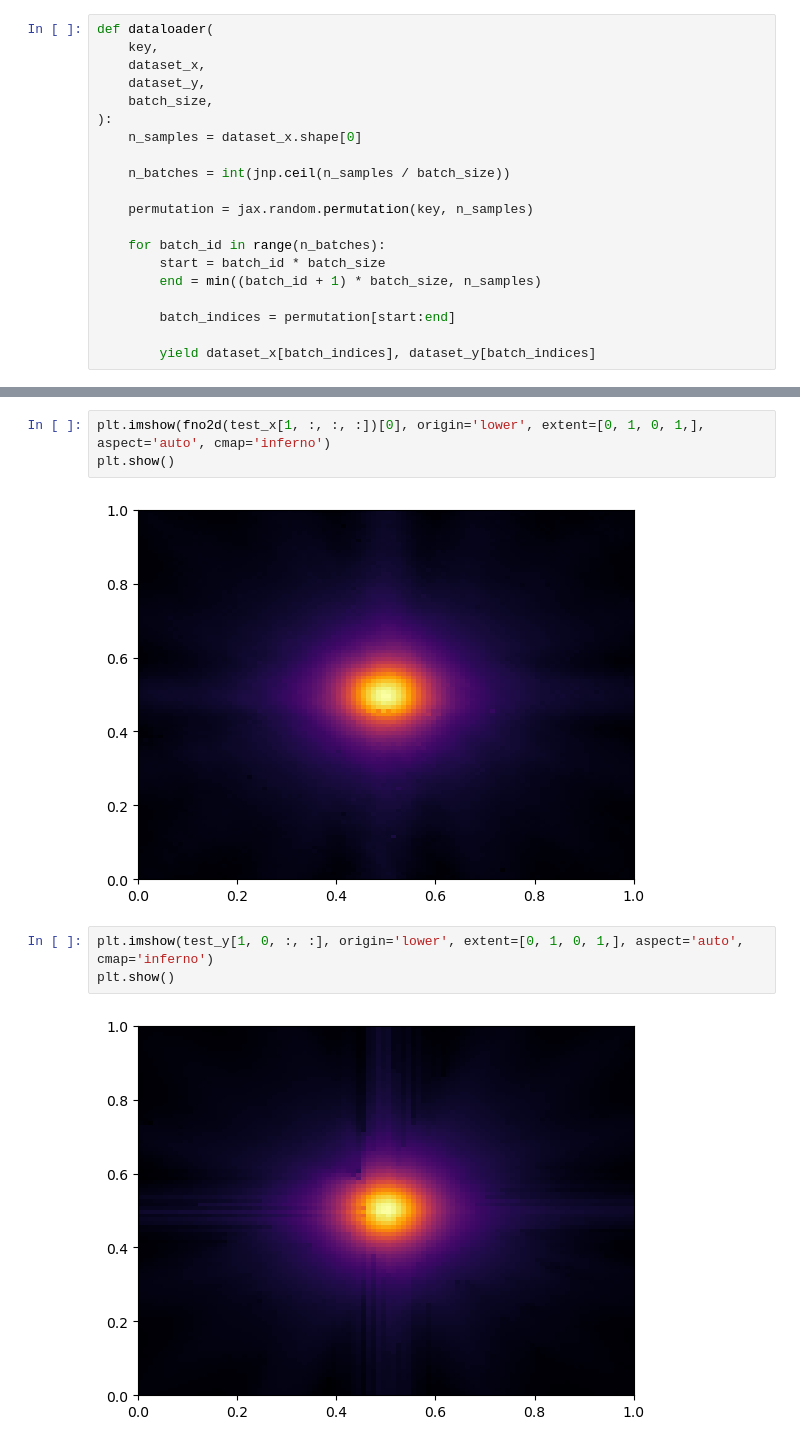
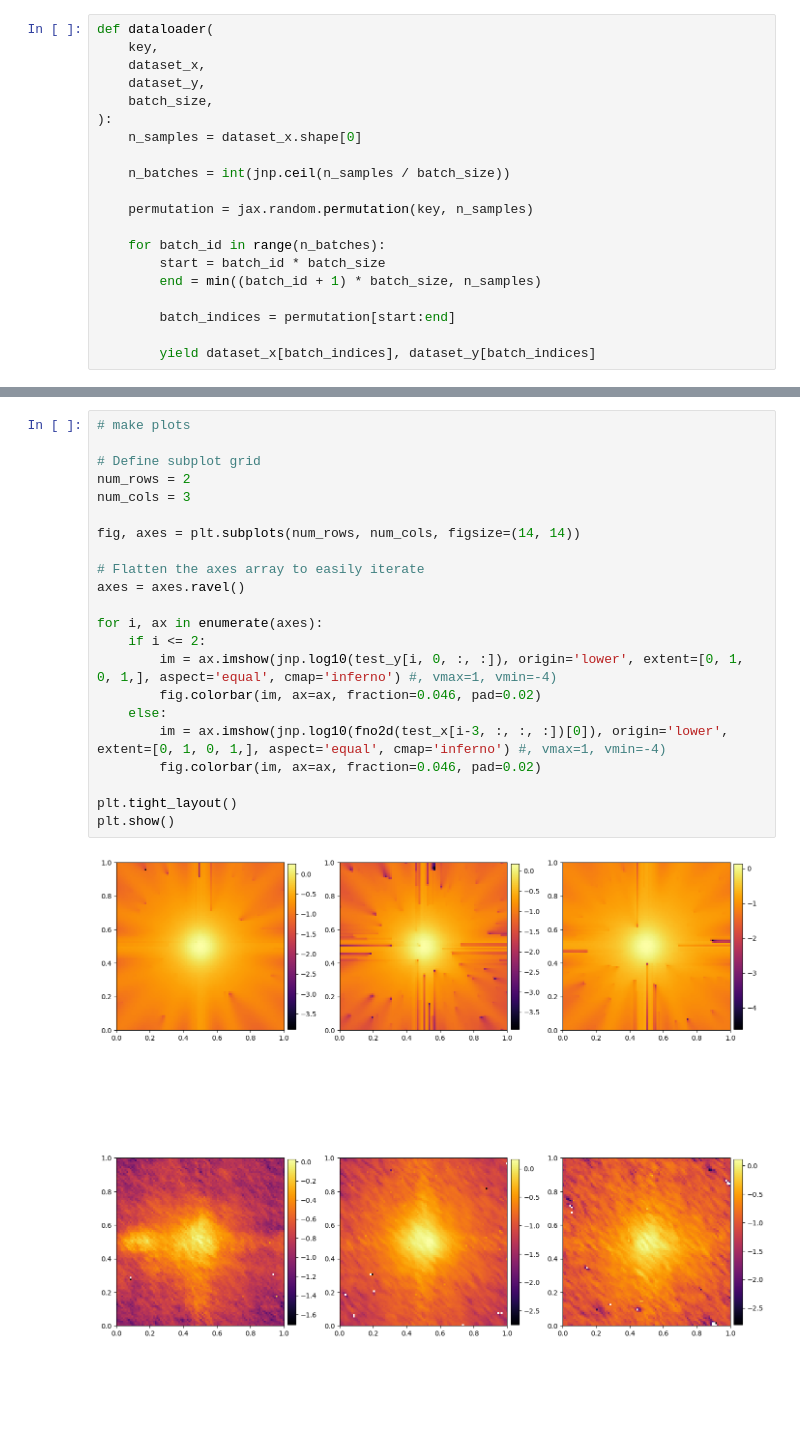
Before and after one commit to RuneRost/RadiativeTransfer, a Jupyter notebook: data2d_with_FNO2d.ipynb, the cells around one changed output, grey strips where cells are left out. Saved outputs shown, nothing was run; the diff lists cells and outputs as text; blank space fills up the shorter version.

```diff
--- a/data2d_with_FNO2d.ipynb
+++ b/data2d_with_FNO2d.ipynb
@@ -461,10 +526,24 @@ plt.grid()
-# %%
-plt.imshow(fno2d(test_x[1, :, :, :])[0], origin='lower', extent=[0, 1, 0, 1,], aspect='auto', cmap='inferno')
-plt.show()
-# %% [output]
-[figure, removed]
-# %%
-plt.imshow(test_y[1, 0, :, :], origin='lower', extent=[0, 1, 0, 1,], aspect='auto', cmap='inferno')
-plt.show()
-# %% [output]
-[figure, removed]
+# %%
+# make plots
+
+# Define subplot grid
+num_rows = 2
+num_cols = 3
+
+fig, axes = plt.subplots(num_rows, num_cols, figsize=(14, 14))
+
+# Flatten the axes array to easily iterate
+axes = axes.ravel()
+
+for i, ax in enumerate(axes):
+    if i <= 2:
+        im = ax.imshow(jnp.log10(test_y[i, 0, :, :]), origin='lower', extent=[0, 1, 0, 1,], aspect='equal', cmap='inferno') #, vmax=1, vmin=-4)
+        fig.colorbar(im, ax=ax, fraction=0.046, pad=0.02)
+    else:
+        im = ax.imshow(jnp.log10(fno2d(test_x[i-3, :, :, :])[0]), origin='lower', extent=[0, 1, 0, 1,], aspect='equal', cmap='inferno') #, vmax=1, vmin=-4)
+        fig.colorbar(im, ax=ax, fraction=0.046, pad=0.02)
+
+plt.tight_layout()
+plt.show()
+# %% [output]
+[figure, added]
```
Also changed, not shown: parts of 16 cells of this notebook.
